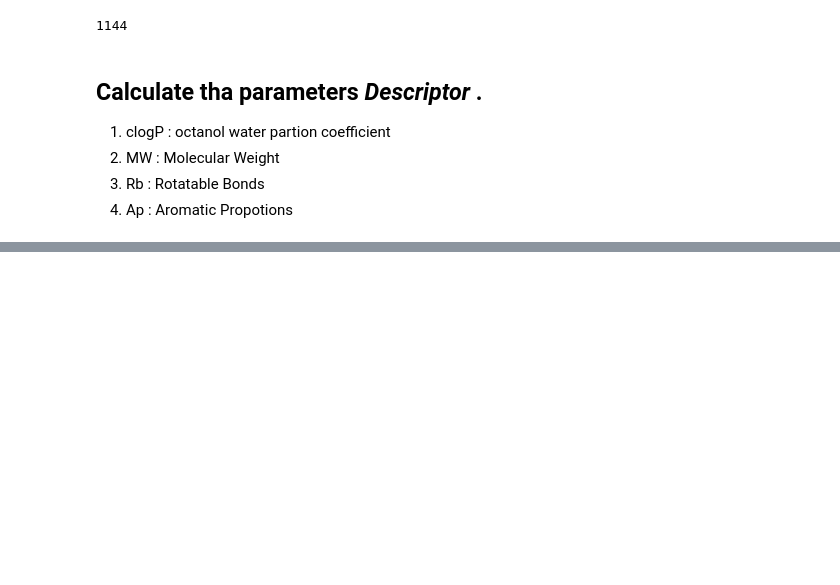
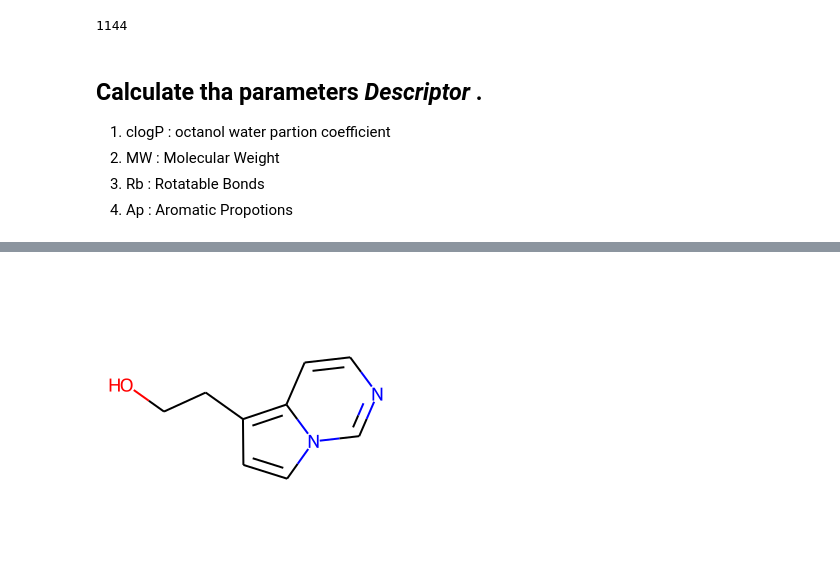
Before and after one commit to rudrajoshi2481/Bioinformatics-Practices, a Jupyter notebook: pyNotebooks/Day01.ipynb, the cells around one changed output, grey strips where cells are left out. Cells and saved outputs as stored; diff of their text form; code cells hidden in the pictures; blank space fills up the shorter version.

```diff
--- a/pyNotebooks/Day01.ipynb
+++ b/pyNotebooks/Day01.ipynb
@@ -139,0 +151,5 @@ from rdkit.Chem import Descriptors
+# %%
+i = Chem.MolFromSmiles("OCCc1ccn2cnccc12")
+Draw.MolToImage(i)
+# %% [output]
+[figure, added]
```
Also changed, not shown: parts of 32 cells of this notebook.
